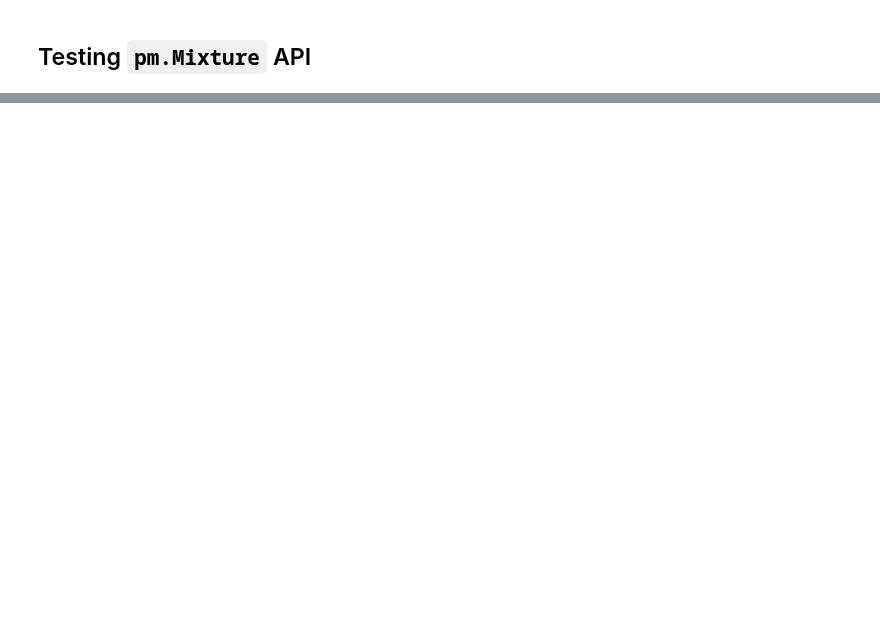
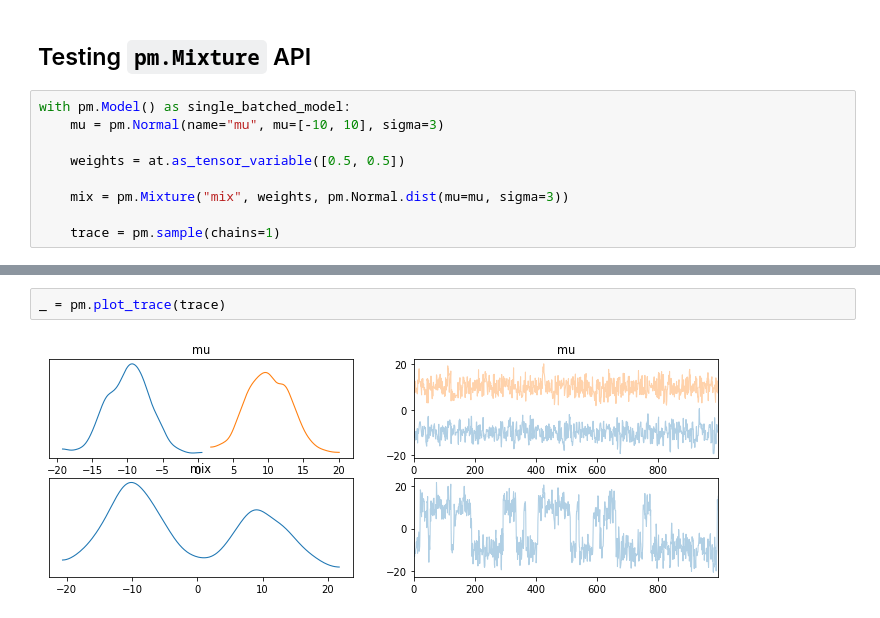
Before and after one commit to larryshamalama/pymc3-playground, a Jupyter notebook: notebooks/mixture/test-single-component.ipynb, the cells around one changed output, grey strips where cells are left out. Drawn from its saved outputs; the diff is of its cells as text; blank space fills up the shorter version.

```diff
--- a/notebooks/mixture/test-single-component.ipynb
+++ b/notebooks/mixture/test-single-component.ipynb
@@ -111,2 +111,11 @@ array(0.08421915)
 # %% [markdown]
 ## Testing `pm.Mixture` API
+# %%
+with pm.Model() as single_batched_model:
+    mu = pm.Normal(name="mu", mu=[-10, 10], sigma=3)
+
+    weights = at.as_tensor_variable([0.5, 0.5])
+
+    mix = pm.Mixture("mix", weights, pm.Normal.dist(mu=mu, sigma=3))
+
+    trace = pm.sample(chains=1)
@@ -113 +130,5 @@ array(0.08421915)
+# %%
+_ = pm.plot_trace(trace)
+# %% [output]
+[figure, added]
 # %%
```
Also changed, not shown: parts of 5 cells of this notebook, 6 other files.
